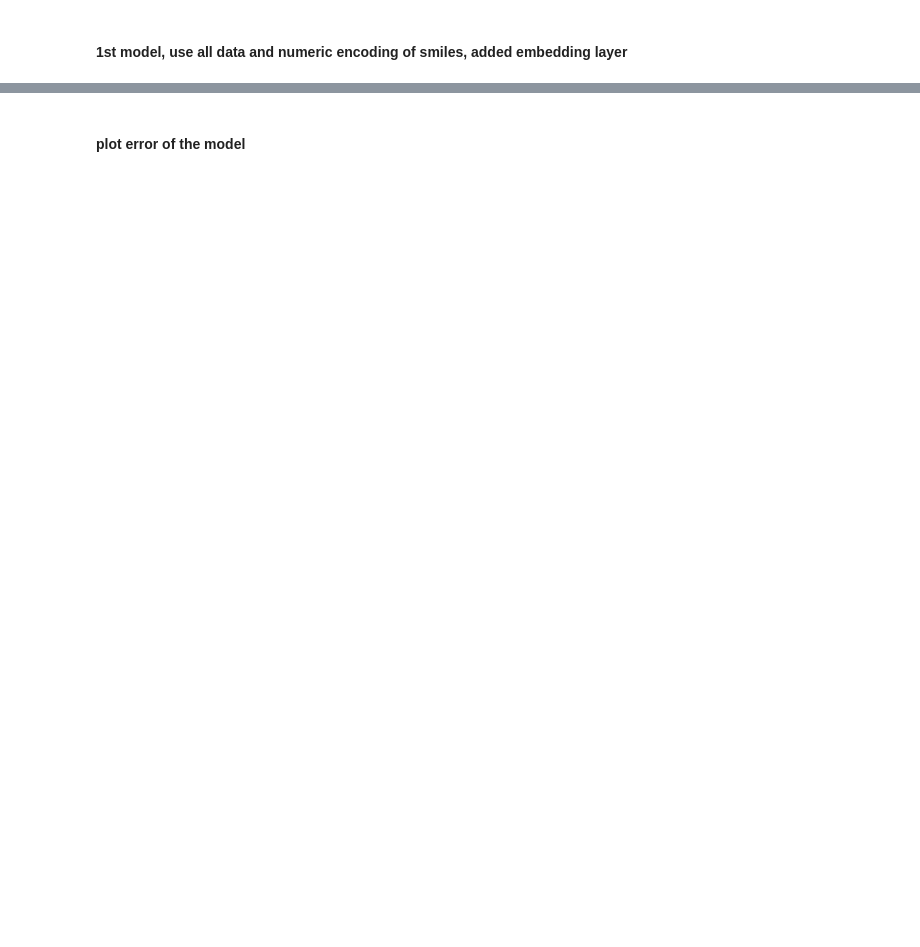
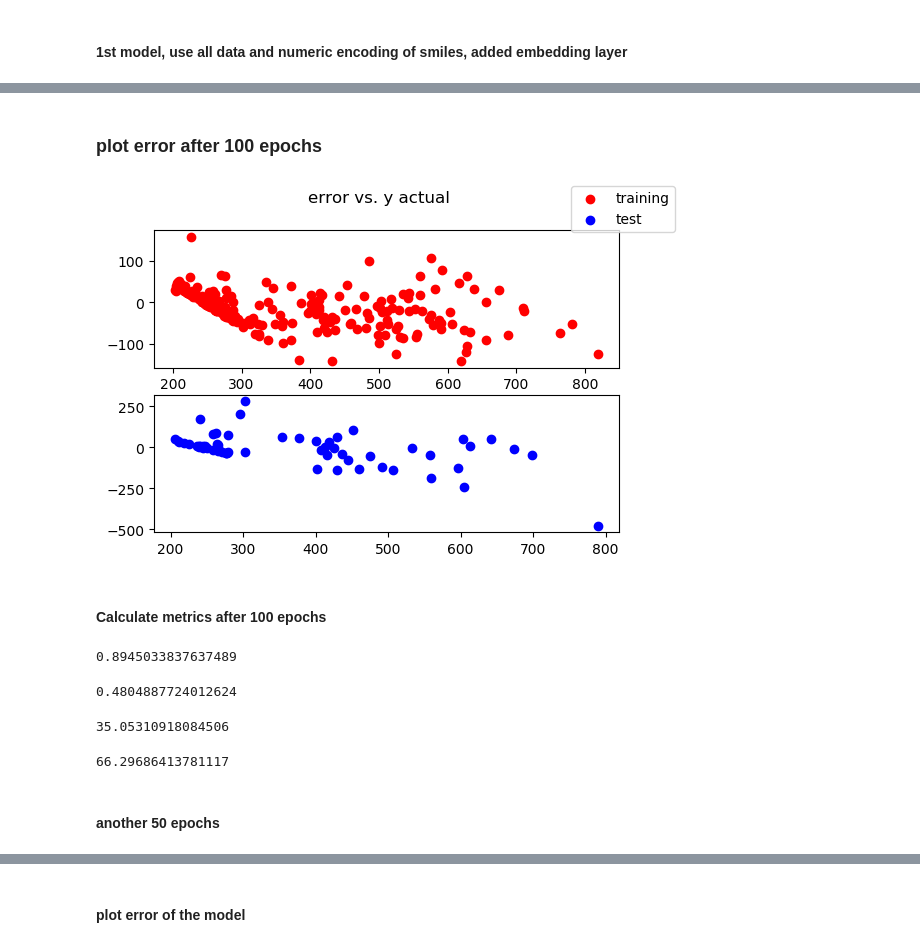
Before and after one commit to emissible/SPEEDCOM, a Jupyter notebook: SPEEDCOM/models/encode_smiles.ipynb, the cells around one changed output, grey strips where cells are left out. Drawn from its saved outputs; the diff is of its cells as text; code cells hidden in the pictures; blank space fills up the shorter version.

```diff
--- a/SPEEDCOM/models/encode_smiles.ipynb
+++ b/SPEEDCOM/models/encode_smiles.ipynb
@@ -57,7 +78,9 @@ hidden_size = 50
 model = Sequential()
 model.add(Embedding(len(wordmap), hidden_size, input_length=maxlen+5))
 model.add(LSTM(hidden_size, return_sequences=True))
+model.add(BatchNormalization())
 model.add(LSTM(hidden_size, return_sequences=True))
+model.add(Dropout(0.4))
 model.add(LSTM(hidden_size, return_sequences=True))
 model.add(Dropout(0.4))
 model.add(Dense(hidden_size, activation='relu'))
@@ -93,4 +109,4 @@ Non-trainable params: 0
 _________________________________________________________________
 # %%
-model.fit(X_train, y_train, batch_size=32, validation_data=(X_test, y_test), epochs=100)
+model.fit(X_train, y_train.reshape(-1,1), batch_size=32, validation_data=(X_test, y_test.reshape(-1,1)), epochs=100)
 # %% [output]
@@ -114,2 +130,28 @@ Epoch 100/100
 <keras.callbacks.History at 0x...>
+# %% [markdown]
+### plot error after 100 epochs
+# %%
+mutls.ModelUtils.plot_model_error(X_train, X_test, y_train, y_test, model)
+# %% [output]
+[figure, added]
+# %% [markdown]
+#### Calculate metrics after 100 epochs
+# %%
+metrics.r2_score(y_train.reshape(-1,1),model.predict(X_train))
+# %% [output]
+0.8945033837637489
+# %%
+metrics.r2_score(y_test.reshape(-1,1),model.predict(X_test))
+# %% [output]
+0.4804887724012624
+# %%
+metrics.mean_absolute_error(y_train.reshape(-1,1),model.predict(X_train))
+# %% [output]
+35.05310918084506
+# %%
+metrics.mean_absolute_error(y_test.reshape(-1,1),model.predict(X_test))
+# %% [output]
+66.29686413781117
+# %% [markdown]
+#### another 50 epochs
 # %%
```
Also changed, not shown: parts of 39 cells of this notebook.
